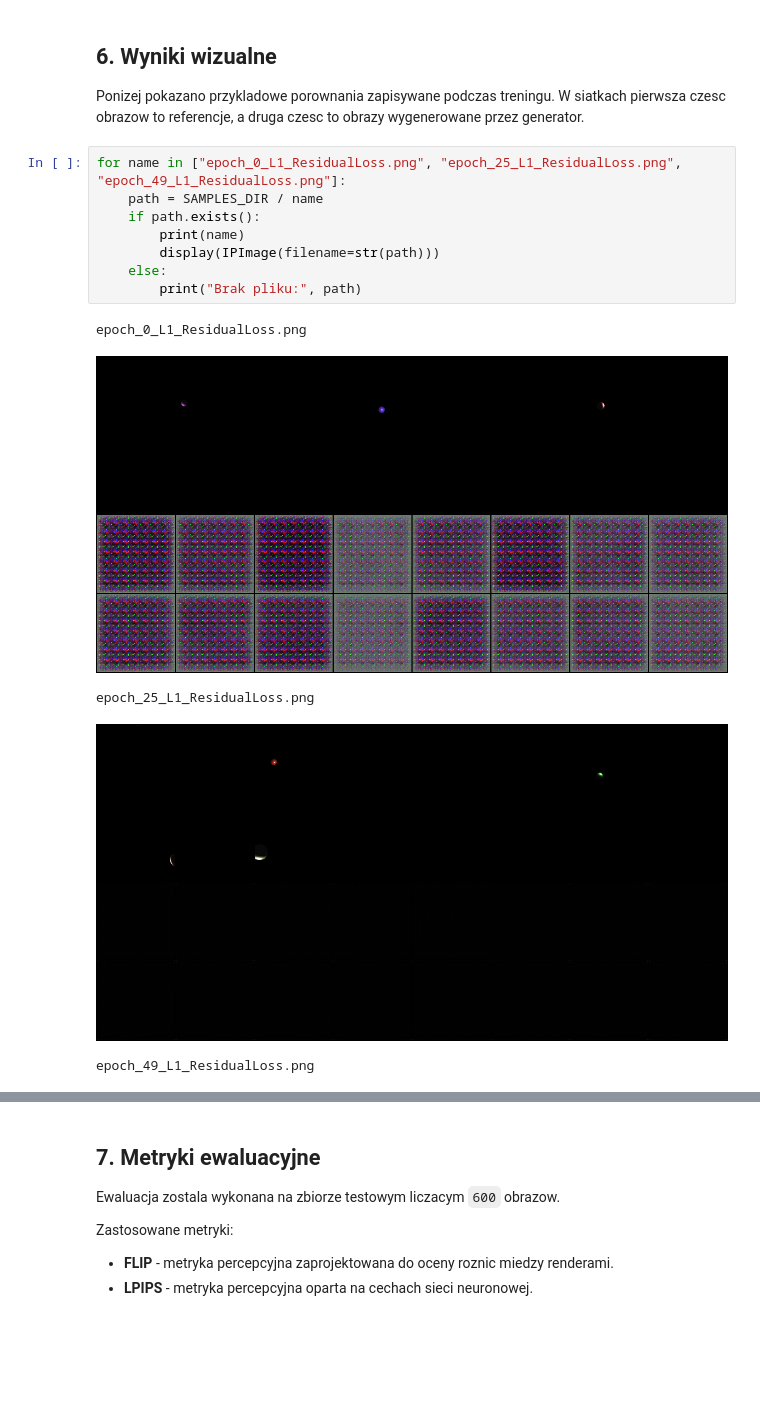
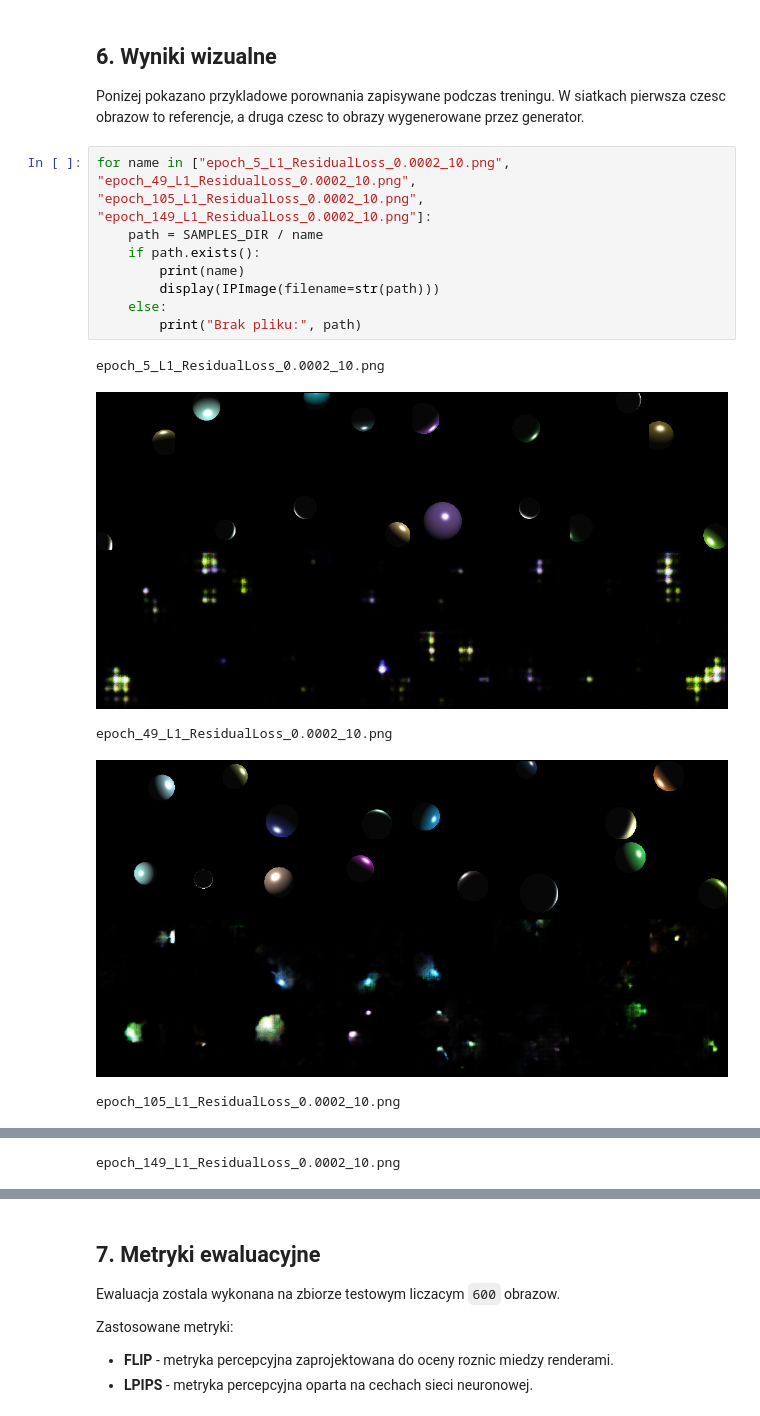
Before and after one commit to Yibux/SIGK-projects, a Jupyter notebook: 3/src/docs.ipynb, the cells around one changed output, grey strips where cells are left out. Saved outputs shown, nothing was run; the diff lists cells and outputs as text; blank space fills up the shorter version.

```diff
--- a/3/src/docs.ipynb
+++ b/3/src/docs.ipynb
@@ -180,16 +181,16 @@ Parametry treningu:
 
 Ponizej pokazano przykladowe porownania zapisywane podczas treningu. W siatkach pierwsza czesc obrazow to referencje, a druga czesc to obrazy wygenerowane przez generator.
 # %%
-for name in ["epoch_0_L1_ResidualLoss.png", "epoch_25_L1_ResidualLoss.png", "epoch_49_L1_ResidualLoss.png"]:
+for name in ["epoch_5_L1_ResidualLoss_0.0002_10.png", "epoch_49_L1_ResidualLoss_0.0002_10.png", "epoch_105_L1_ResidualLoss_0.0002_10.png", "epoch_149_L1_ResidualLoss_0.0002_10.png"]:
     path = SAMPLES_DIR / name
     if path.exists():
         print(name)
         display(IPImage(filename=str(path)))
     else:
         print("Brak pliku:", path)
 # %% [output]
-epoch_0_L1_ResidualLoss.png
+epoch_5_L1_ResidualLoss_0.0002_10.png
-[figure, old version]
+[figure, new version]
-epoch_25_L1_ResidualLoss.png
+epoch_49_L1_ResidualLoss_0.0002_10.png
-[figure, old version]
+[figure, new version]
-epoch_49_L1_ResidualLoss.png
+epoch_105_L1_ResidualLoss_0.0002_10.png
@@ -196,0 +198 @@ epoch_49_L1_ResidualLoss.png
+epoch_149_L1_ResidualLoss_0.0002_10.png
```
Also changed, not shown: parts of 13 cells of this notebook.
